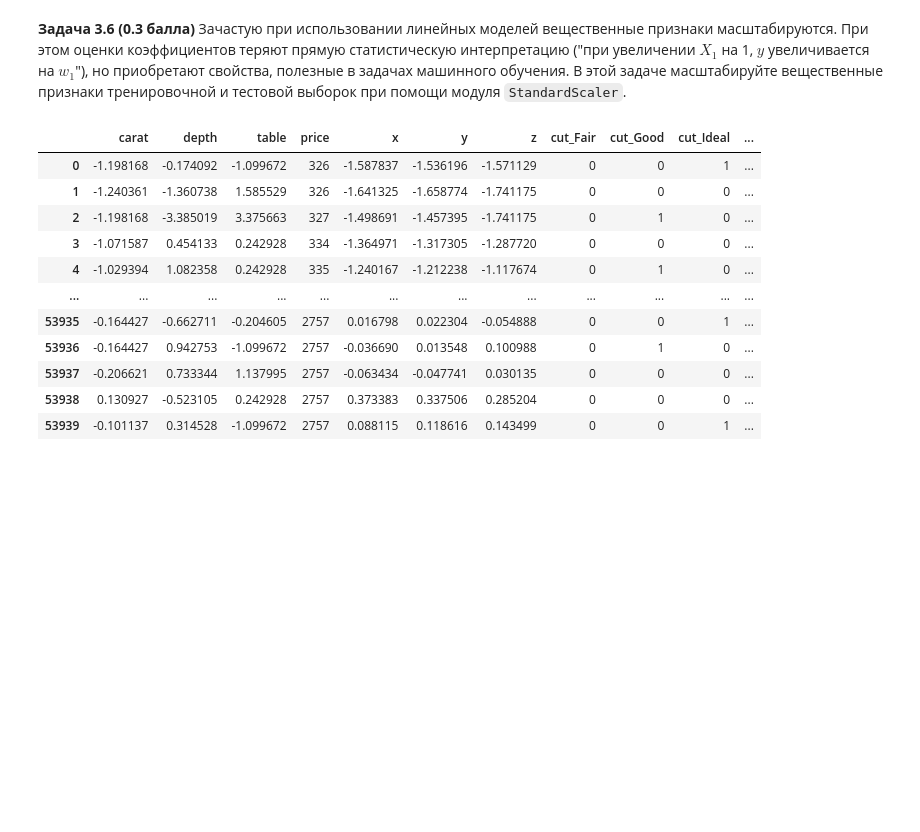
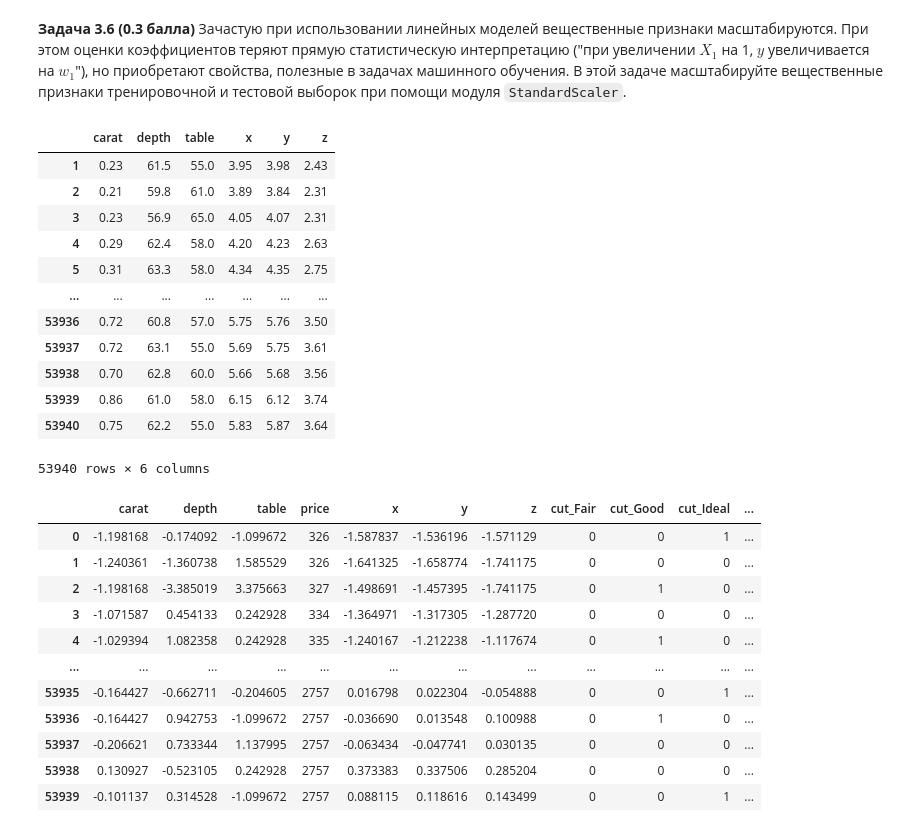
Before and after one commit to TyurinIvan/iad2021, a Jupyter notebook: hw4/hw04.ipynb, the cells around one changed output. Saved outputs shown, nothing was run; the diff lists cells and outputs as text; code cells hidden in the pictures; blank space fills up the shorter version.

```diff
--- a/hw4/hw04.ipynb
+++ b/hw4/hw04.ipynb
@@ -413,7 +413,23 @@ dtype: object
 # %% [markdown]
 **Задача 3.6 (0.3 балла)** Зачастую при использовании линейных моделей вещественные признаки масштабируются. При этом оценки коэффициентов теряют прямую статистическую интерпретацию ("при увеличении $X_1$ на 1, $y$ увеличивается на $w_1$"), но приобретают свойства, полезные в задачах машинного обучения. В этой задаче масштабируйте вещественные признаки тренировочной и тестовой выборок при помощи модуля `StandardScaler`.
 # %%
-fft = features[float_type]
+fft = df[float_type]
+# %%
+fft
+# %% [output]
+|  | carat | depth | table | x | y | z |
+| 1 | 0.23 | 61.5 | 55.0 | 3.95 | 3.98 | 2.43 |
+| 2 | 0.21 | 59.8 | 61.0 | 3.89 | 3.84 | 2.31 |
+| 3 | 0.23 | 56.9 | 65.0 | 4.05 | 4.07 | 2.31 |
+| 4 | 0.29 | 62.4 | 58.0 | 4.20 | 4.23 | 2.63 |
+| 5 | 0.31 | 63.3 | 58.0 | 4.34 | 4.35 | 2.75 |
+| ... | ... | ... | ... | ... | ... | ... |
+| 53936 | 0.72 | 60.8 | 57.0 | 5.75 | 5.76 | 3.50 |
+| 53937 | 0.72 | 63.1 | 55.0 | 5.69 | 5.75 | 3.61 |
+| 53938 | 0.70 | 62.8 | 60.0 | 5.66 | 5.68 | 3.56 |
+| 53939 | 0.86 | 61.0 | 58.0 | 6.15 | 6.12 | 3.74 |
+| 53940 | 0.75 | 62.2 | 55.0 | 5.83 | 5.87 | 3.64 |
+53940 rows × 6 columns
 # %%
 from sklearn.preprocessing import StandardScaler
 scaler = StandardScaler().fit(fft)
```
Also changed, not shown: parts of 1 cell of this notebook.
